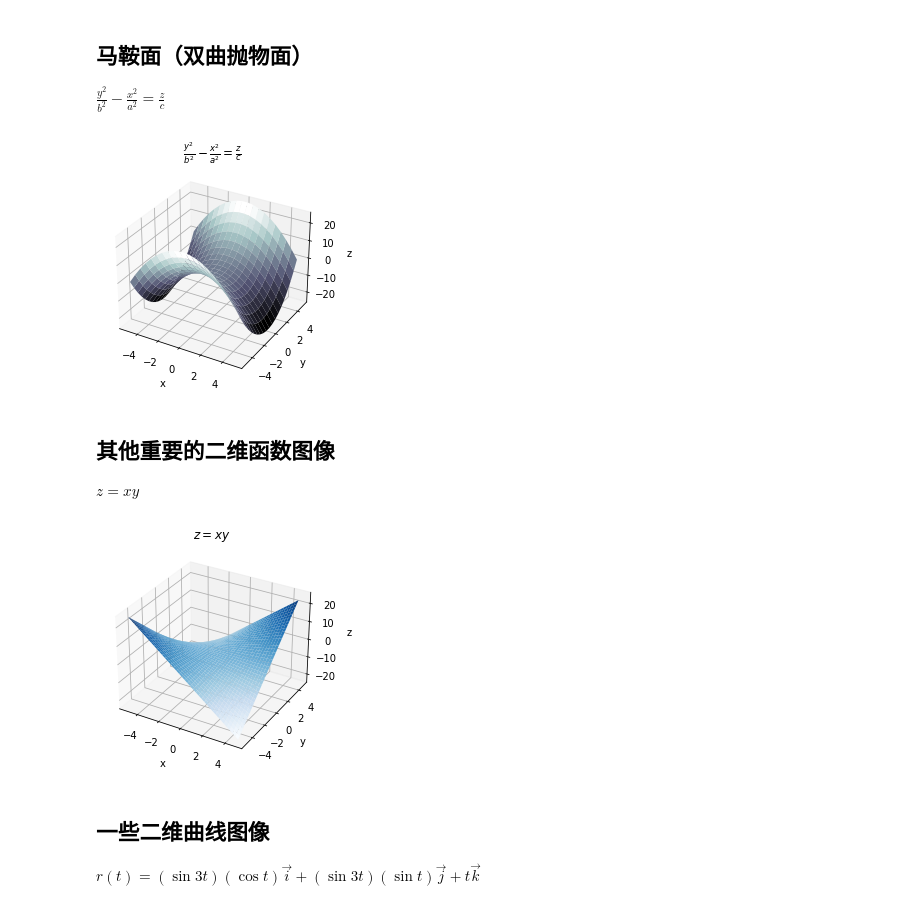
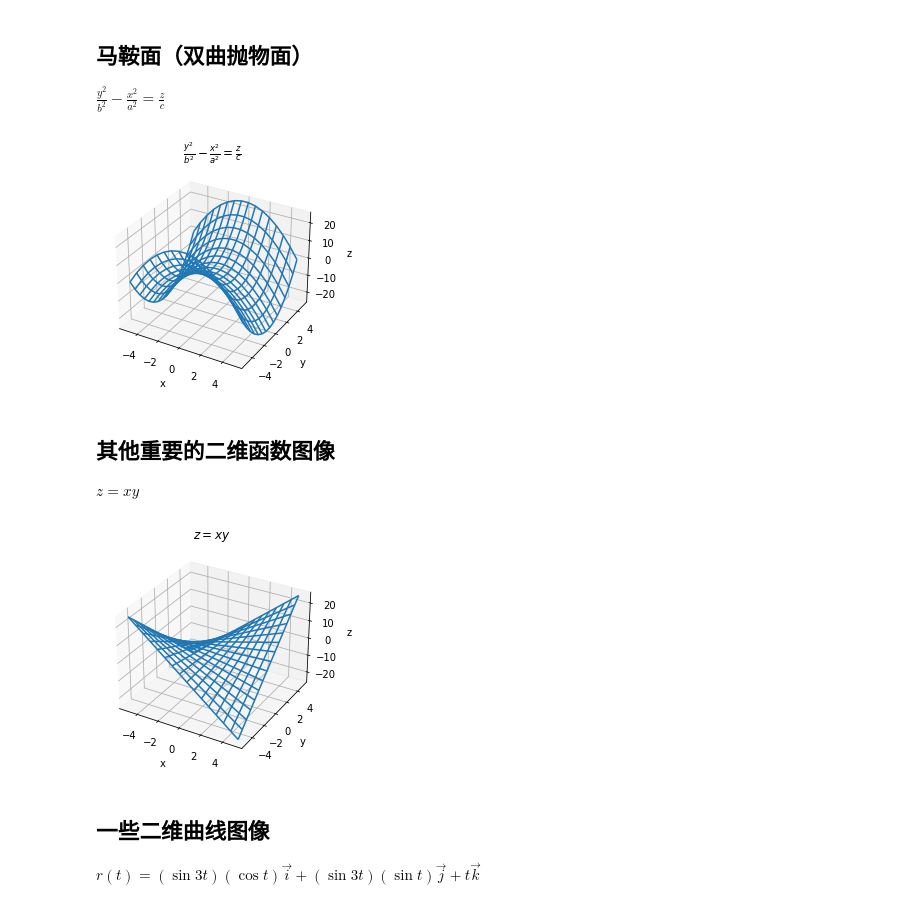
Before and after one commit to StevenBaby/archives, a Jupyter notebook: archives/数学理论/一些重要的函数图像.ipynb, the cells around one changed output. Saved outputs shown, nothing was run; the diff lists cells and outputs as text; code cells hidden in the pictures.

```diff
--- a/archives/数学理论/一些重要的函数图像.ipynb
+++ b/archives/数学理论/一些重要的函数图像.ipynb
@@ -453,18 +495,18 @@ $\displaystyle \frac{y^2}{b^2} -  \frac{x^2}{a^2} = \frac{z}{c}$
 # %%
 fig = plt.figure()
 ax = fig.gca(projection='3d')
-X = np.linspace(-5, 5, 20)
-Y = np.linspace(-5, 5, 20)
+X = np.linspace(-5, 5, 16)
+Y = np.linspace(-5, 5, 16)
 X, Y = np.meshgrid(X, Y)
 Z = Y ** 2 - X ** 2
 ax.set_xlabel('x')
 ax.set_ylabel('y')
 ax.set_zlabel('z')
 plt.title(r"$\frac{y^2}{b^2} -  \frac{x^2}{a^2} = \frac{z}{c}$")
-surf = ax.plot_surface(X, Y, Z, cmap=cm.bone)
+surf = ax.plot_wireframe(X, Y, Z, cmap=cm.bone)
 plt.show()
 # %% [output]
-[figure, old version]
+[figure, new version]
 # %% [markdown]
 ## 其他重要的二维函数图像
 
@@ -472,18 +514,18 @@ $z = xy$
 # %%
 fig = plt.figure()
 ax = fig.gca(projection='3d')
-X = np.arange(-5, 5, 0.25)
-Y = np.arange(-5, 5, 0.25)
+X = np.linspace(-5, 5, 16)
+Y = np.linspace(-5, 5, 16)
 X, Y = np.meshgrid(X, Y)
 Z = X * Y
 ax.set_xlabel('x')
 ax.set_ylabel('y')
 ax.set_zlabel('z')
 plt.title(r"$z = xy$")
-surf = ax.plot_surface(X, Y, Z, cmap=cm.Blues)
+surf = ax.plot_wireframe(X, Y, Z, cmap=cm.Blues)
 plt.show()
 # %% [output]
-[figure, old version]
+[figure, new version]
 # %% [markdown]
 ## 一些二维曲线图像
 
```
Also changed, not shown: parts of 7 cells of this notebook.
